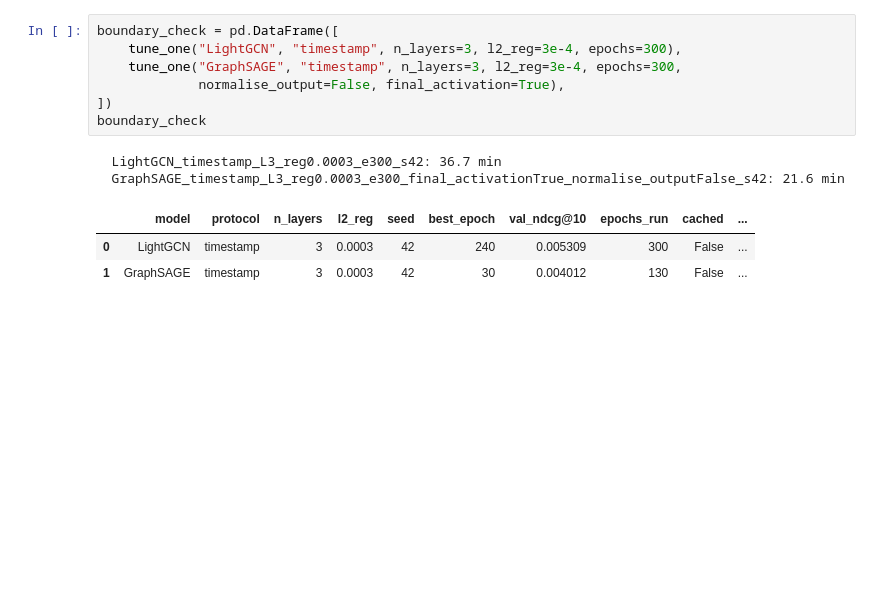
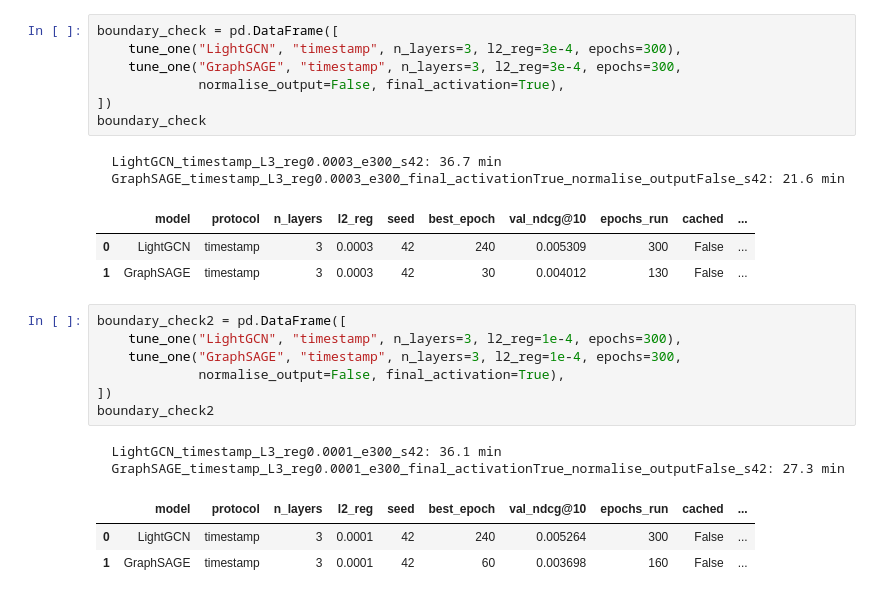
Before and after one commit to ErjonXhani/gnn-recommender-dissertation, a Jupyter notebook: notebooks/10_hyperparameter_tuning.ipynb, the cells around one changed output. Cells and saved outputs as stored; diff of their text form; blank space fills up the shorter version.

```diff
--- a/notebooks/10_hyperparameter_tuning.ipynb
+++ b/notebooks/10_hyperparameter_tuning.ipynb
@@ -773,3 +773,16 @@ boundary_check
 |  | model | protocol | n_layers | l2_reg | seed | best_epoch | val_ndcg@10 | epochs_run | cached | ... |
 | 0 | LightGCN | timestamp | 3 | 0.0003 | 42 | 240 | 0.005309 | 300 | False | ... |
 | 1 | GraphSAGE | timestamp | 3 | 0.0003 | 42 | 30 | 0.004012 | 130 | False | ... |
+# %%
+boundary_check2 = pd.DataFrame([
+    tune_one("LightGCN", "timestamp", n_layers=3, l2_reg=1e-4, epochs=300),
+    tune_one("GraphSAGE", "timestamp", n_layers=3, l2_reg=1e-4, epochs=300,
+             normalise_output=False, final_activation=True),
+])
+boundary_check2
+# %% [output]
+  LightGCN_timestamp_L3_reg0.0001_e300_s42: 36.1 min
+  GraphSAGE_timestamp_L3_reg0.0001_e300_final_activationTrue_normalise_outputFalse_s42: 27.3 min
+|  | model | protocol | n_layers | l2_reg | seed | best_epoch | val_ndcg@10 | epochs_run | cached | ... |
+| 0 | LightGCN | timestamp | 3 | 0.0001 | 42 | 240 | 0.005264 | 300 | False | ... |
+| 1 | GraphSAGE | timestamp | 3 | 0.0001 | 42 | 60 | 0.003698 | 160 | False | ... |
```
Also changed, not shown: parts of 5 cells of this notebook, 51 other files.
